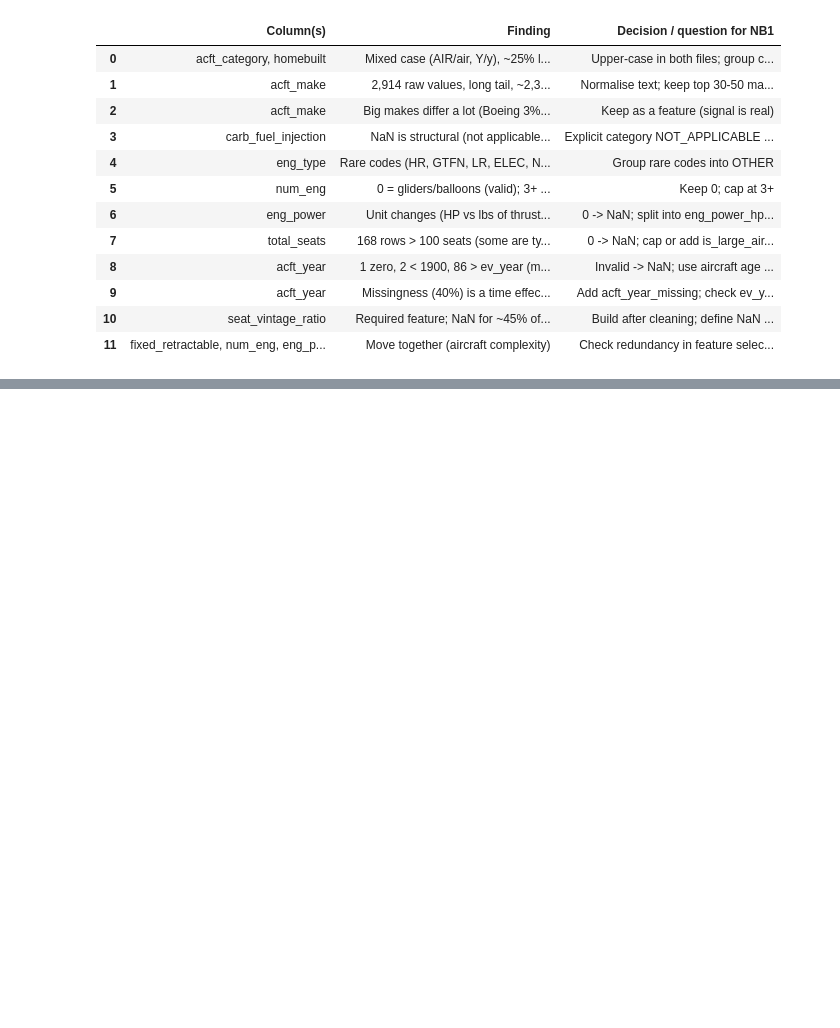
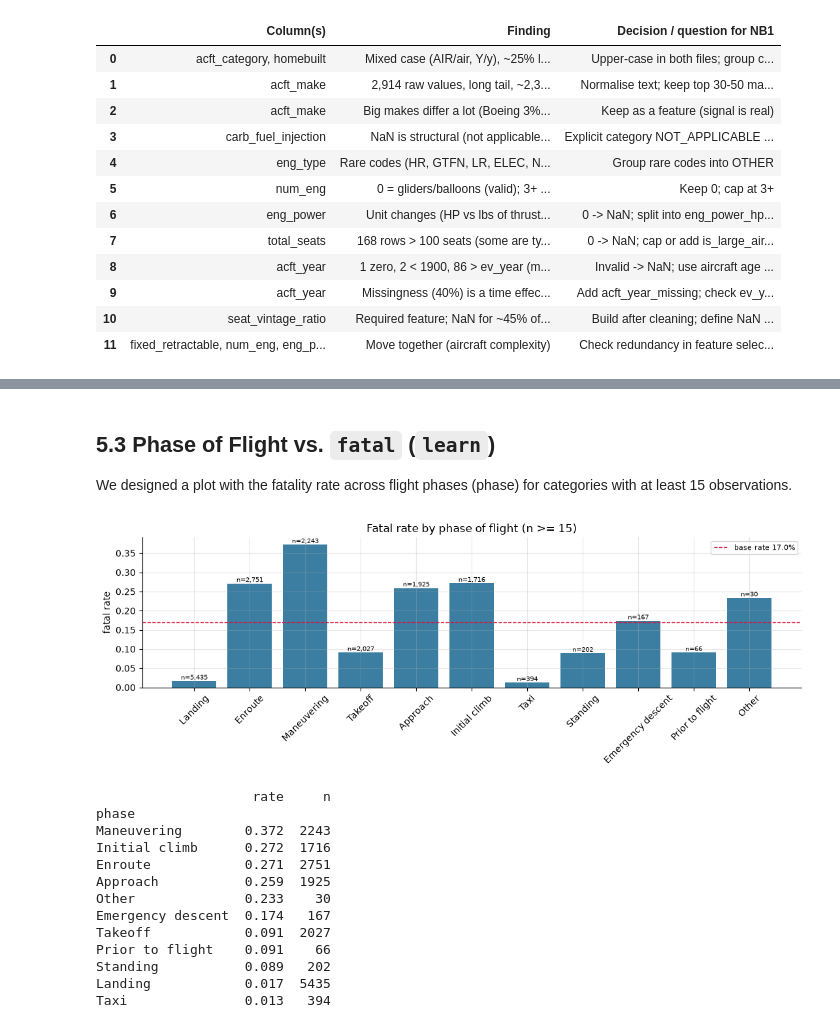
Before and after one commit to JoaoUmbels/MLBROSS, a Jupyter notebook: ML20_NB0_EDA.ipynb, the cells around one changed output, grey strips where cells are left out. Drawn from its saved outputs; the diff is of its cells as text; code cells hidden in the pictures; blank space fills up the shorter version.

```diff
--- a/ML20_NB0_EDA.ipynb
+++ b/ML20_NB0_EDA.ipynb
@@ -1973,0 +2150,25 @@ findings
+# %% [markdown]
+## 5.3 Phase of Flight vs. `fatal` (`learn`)
+
+We designed a plot with the fatality rate across flight phases (phase) for categories with at least 15 observations.
+# %%
+fig, ax = plt.subplots(figsize=(11, 4))
+g_phase = plot_cat_vs_target(P5, "phase", min_n=15, top=15, ax=ax, title="Fatal rate by phase of flight (n >= 15)")
+plt.tight_layout()
+plt.show()
+print(g_phase.sort_values("rate", ascending=False).round(3))
+# %% [output]
+[figure, added]
+                    rate     n
+phase
+Maneuvering        0.372  2243
+Initial climb      0.272  1716
+Enroute            0.271  2751
+Approach           0.259  1925
+Other              0.233    30
+Emergency descent  0.174   167
+Takeoff            0.091  2027
+Prior to flight    0.091    66
+Standing           0.089   202
+Landing            0.017  5435
+Taxi               0.013   394
```
Also changed, not shown: parts of 15 cells of this notebook.
